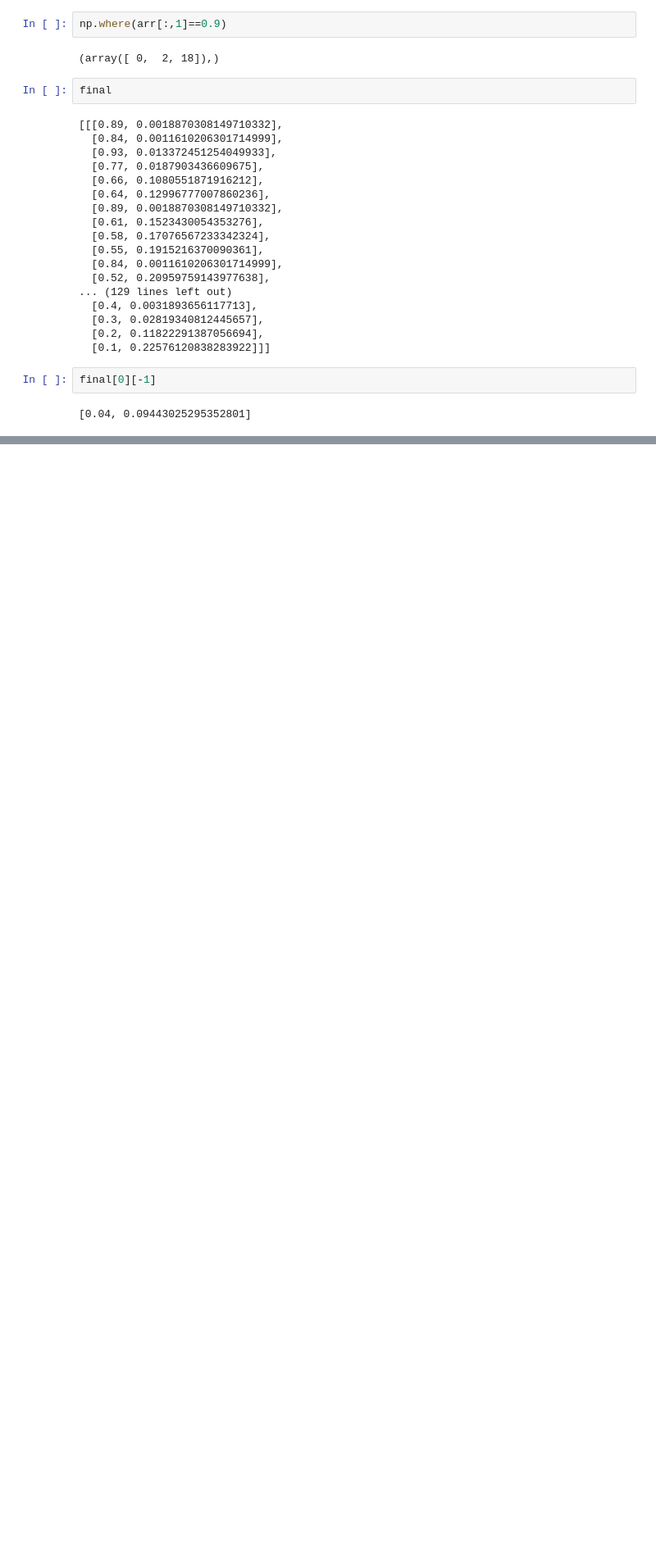
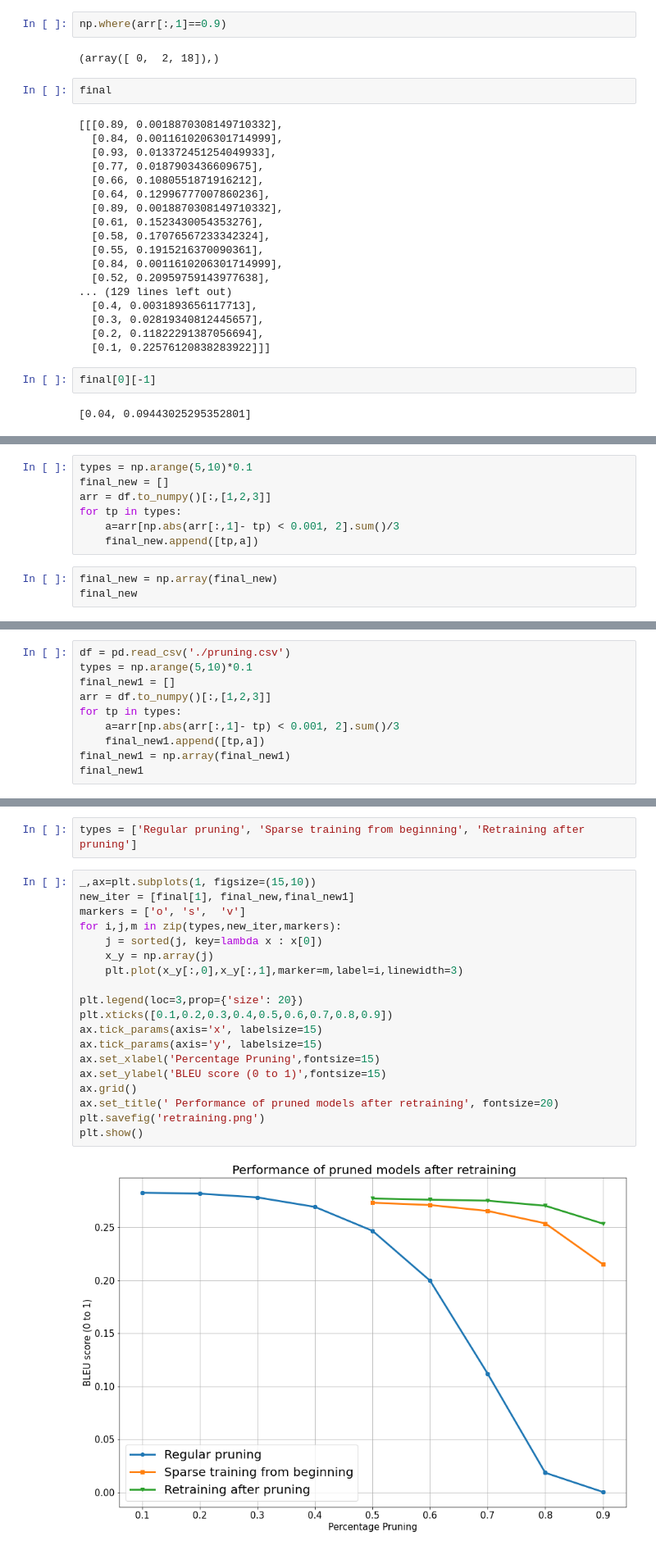
Before and after one commit to Kyrylo-Shyvam/LSTM-Pruning, a Jupyter notebook: Notebooks/make_chart.ipynb, the cells around one changed output, grey strips where cells are left out. Shown at 82% size. Saved outputs shown, nothing was run; the diff lists cells and outputs as text; blank space fills up the shorter version.

```diff
--- a/Notebooks/make_chart.ipynb
+++ b/Notebooks/make_chart.ipynb
@@ -126,0 +150,10 @@ plt.show()
+# %%
+types = np.arange(5,10)*0.1
+final_new = []
+arr = df.to_numpy()[:,[1,2,3]]
+for tp in types:
+    a=arr[np.abs(arr[:,1]- tp) < 0.001, 2].sum()/3
+    final_new.append([tp,a])
+# %%
+final_new = np.array(final_new)
+final_new
@@ -126,0 +168,10 @@ plt.show()
+# %%
+df = pd.read_csv('./pruning.csv')
+types = np.arange(5,10)*0.1
+final_new1 = []
+arr = df.to_numpy()[:,[1,2,3]]
+for tp in types:
+    a=arr[np.abs(arr[:,1]- tp) < 0.001, 2].sum()/3
+    final_new1.append([tp,a])
+final_new1 = np.array(final_new1)
+final_new1
@@ -126,0 +184,23 @@ plt.show()
+# %%
+types = ['Regular pruning', 'Sparse training from beginning', 'Retraining after pruning']
+# %%
+_,ax=plt.subplots(1, figsize=(15,10))
+new_iter = [final[1], final_new,final_new1]
+markers = ['o', 's',  'v']
+for i,j,m in zip(types,new_iter,markers):
+    j = sorted(j, key=lambda x : x[0])
+    x_y = np.array(j)
+    plt.plot(x_y[:,0],x_y[:,1],marker=m,label=i,linewidth=3)
+
+plt.legend(loc=3,prop={'size': 20})
+plt.xticks([0.1,0.2,0.3,0.4,0.5,0.6,0.7,0.8,0.9])
+ax.tick_params(axis='x', labelsize=15)
+ax.tick_params(axis='y', labelsize=15)
+ax.set_xlabel('Percentage Pruning',fontsize=15)
+ax.set_ylabel('BLEU score (0 to 1)',fontsize=15)
+ax.grid()
+ax.set_title(' Performance of pruned models after retraining', fontsize=20)
+plt.savefig('retraining.png')
+plt.show()
+# %% [output]
+[figure, added]
```
Also changed, not shown: parts of 13 cells of this notebook, 7 other files.
